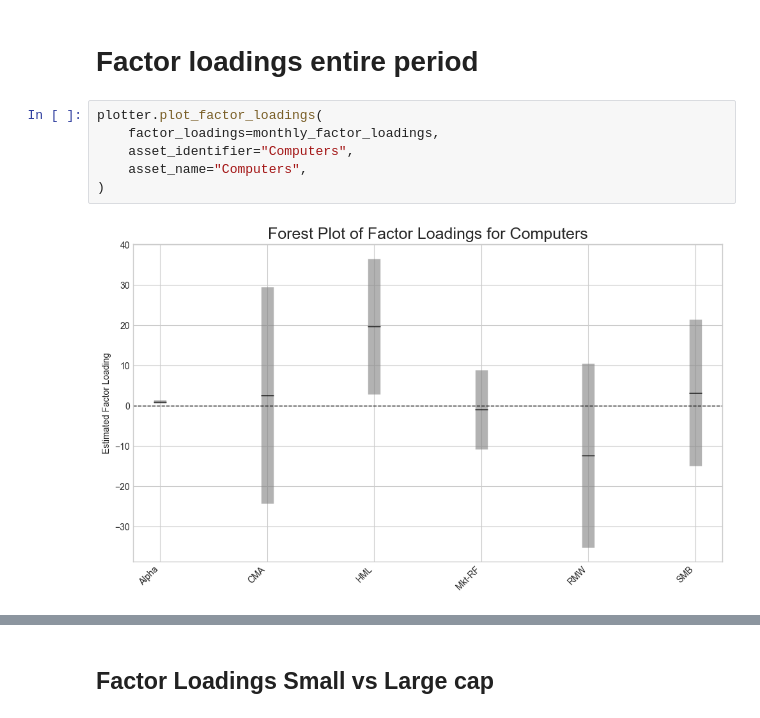
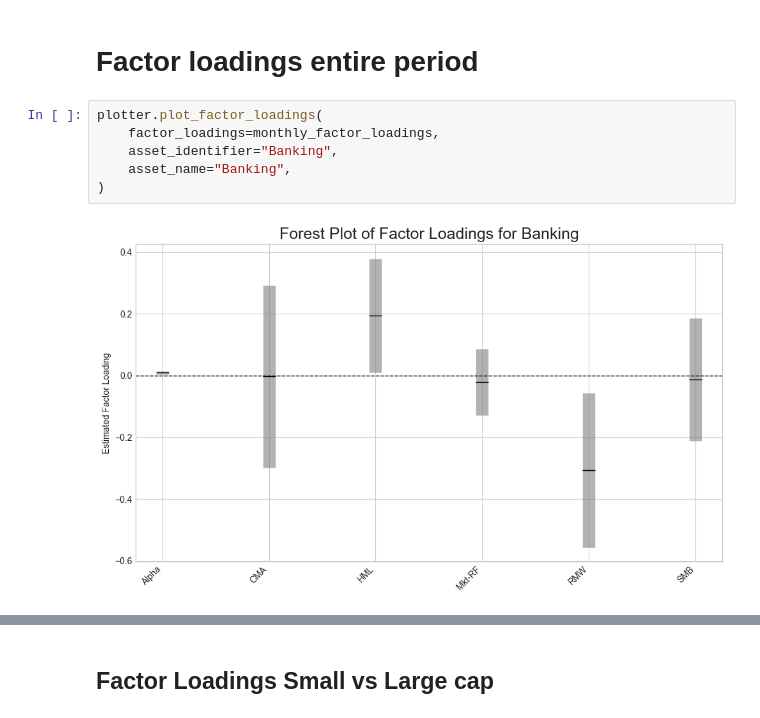
Before and after one commit to matsfwalker/BBAThesis, a Jupyter notebook: analysis/plots.ipynb, the cells around one changed output, grey strips where cells are left out. Cells and saved outputs as stored; diff of their text form.

```diff
--- a/analysis/plots.ipynb
+++ b/analysis/plots.ipynb
@@ -58,11 +58,11 @@ plotter.plot_dashboard_pred_vs_actual_prices(
 # %%
 plotter.plot_factor_loadings(
     factor_loadings=monthly_factor_loadings,
-    asset_identifier="Computers",
-    asset_name="Computers",
+    asset_identifier="Banking",
+    asset_name="Banking",
 )
 # %% [output]
-[figure, old version]
+[figure, new version]
 # %%
 plotter.plot_factor_loadings(
     factor_loadings=monthly_factor_loadings,
```
Also changed, not shown: parts of 6 cells of this notebook, 11 other files.
